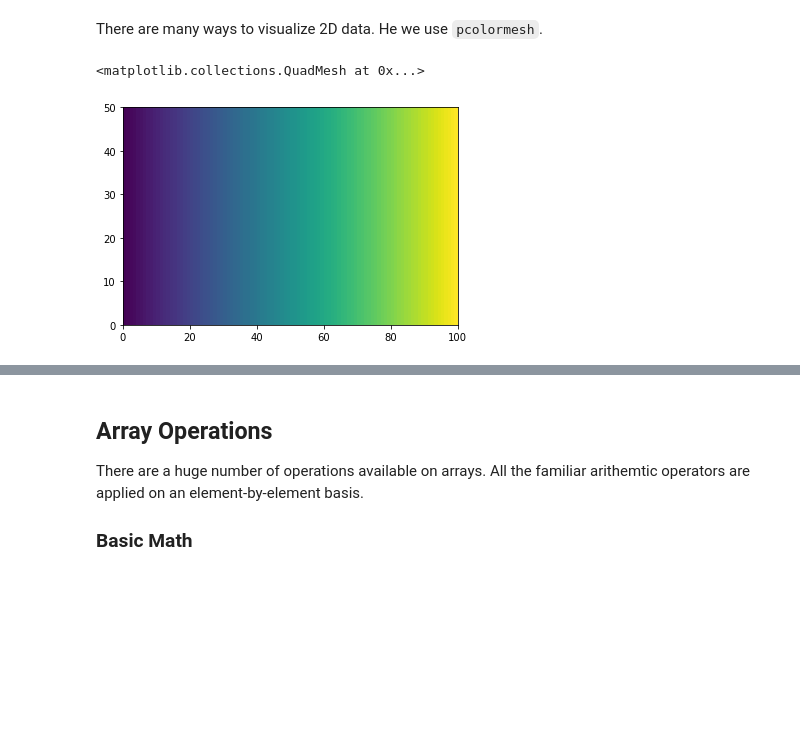
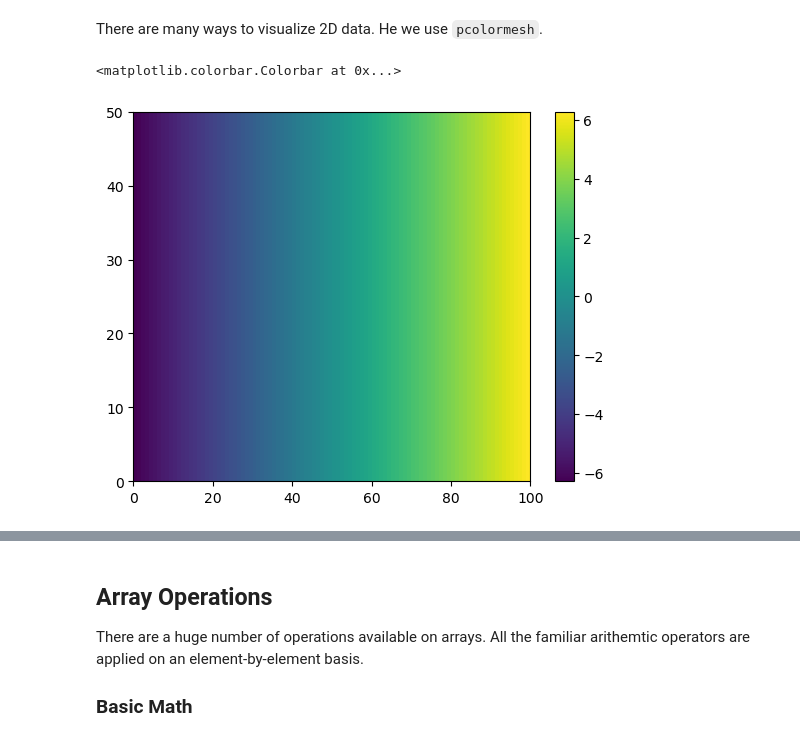
Before and after one commit to yutianwuldeo/GR6901, a Jupyter notebook: week5_numpy_and_matplotlib.ipynb, the cells around one changed output, grey strips where cells are left out. Cells and saved outputs as stored; diff of their text form; code cells hidden in the pictures; blank space fills up the shorter version.

```diff
--- a/week5_numpy_and_matplotlib.ipynb
+++ b/week5_numpy_and_matplotlib.ipynb
@@ -224,8 +224,9 @@ There are many ways to visualize 2D data.
 He we use `pcolormesh`.
 # %%
 plt.pcolormesh(xx)
+plt.colorbar()
 # %% [output]
-<matplotlib.collections.QuadMesh at 0x...>
+<matplotlib.colorbar.Colorbar at 0x...>
-[figure, old version]
+[figure, new version]
 # %%
 plt.pcolormesh(yy)
```
Also changed, not shown: parts of 20 cells of this notebook, 2 other files.
